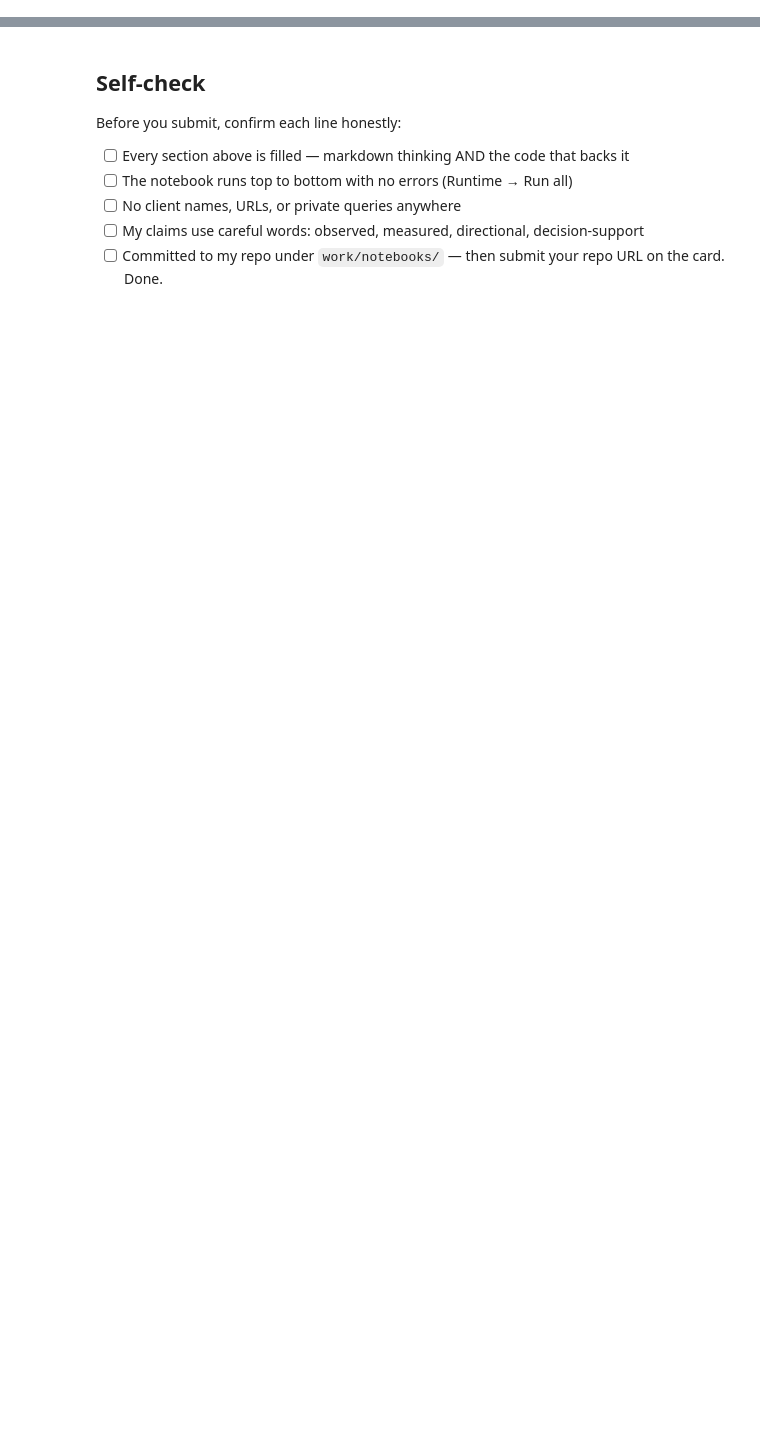
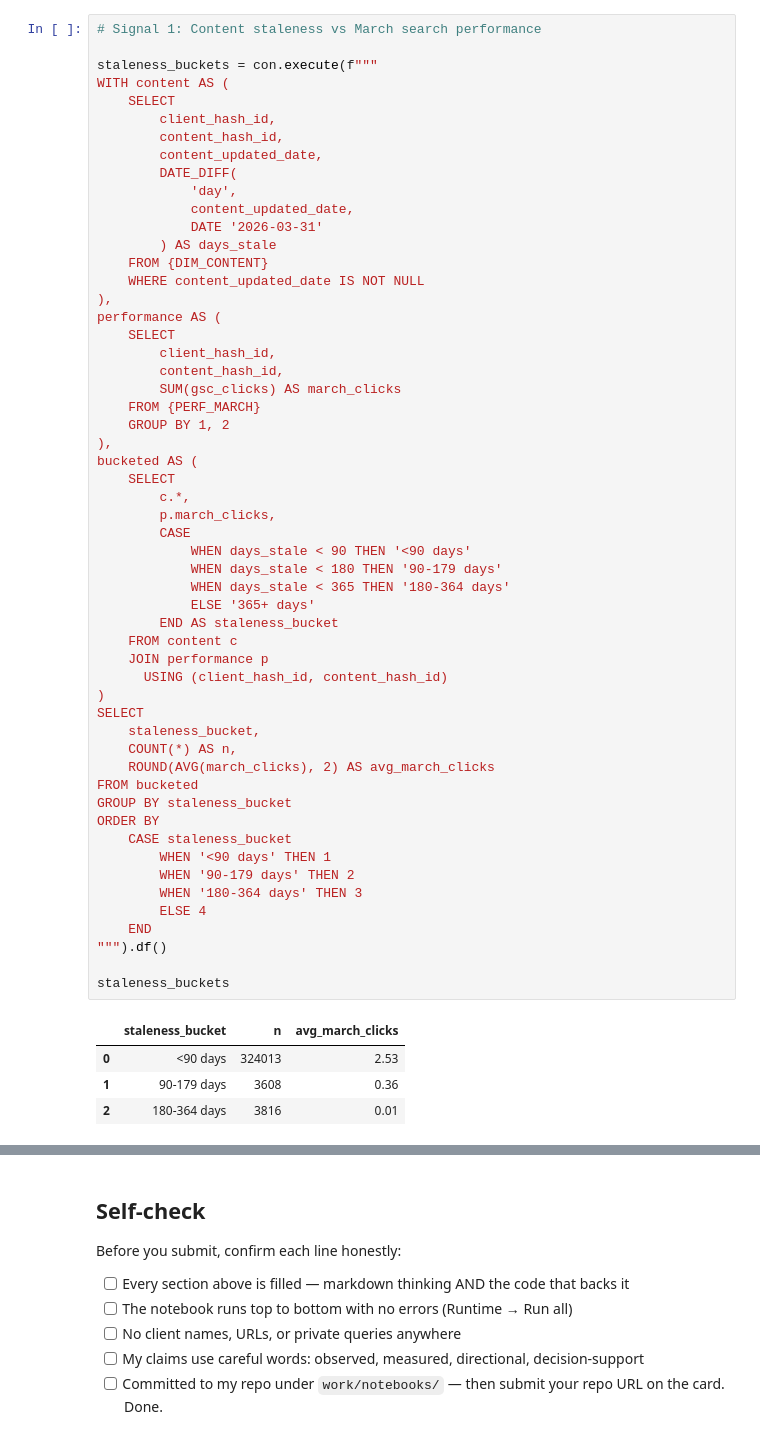
Before and after one commit to nandhanamj/flyrank_ml, a Jupyter notebook: work/notebooks/w04_baseline_score.ipynb, the cells around one changed output, grey strips where cells are left out. Drawn from its saved outputs; the diff is of its cells as text; blank space fills up the shorter version.

```diff
--- a/work/notebooks/w04_baseline_score.ipynb
+++ b/work/notebooks/w04_baseline_score.ipynb
@@ -36,0 +113,60 @@ This skeleton is yours to fill. Work the sections **in order** — each one has
+# %%
+# Signal 1: Content staleness vs March search performance
+
+staleness_buckets = con.execute(f"""
+WITH content AS (
+    SELECT
+        client_hash_id,
+        content_hash_id,
+        content_updated_date,
+        DATE_DIFF(
+            'day',
+            content_updated_date,
+            DATE '2026-03-31'
+        ) AS days_stale
+    FROM {DIM_CONTENT}
+    WHERE content_updated_date IS NOT NULL
+),
+performance AS (
+    SELECT
+        client_hash_id,
+        content_hash_id,
+        SUM(gsc_clicks) AS march_clicks
+    FROM {PERF_MARCH}
+    GROUP BY 1, 2
+),
+bucketed AS (
+    SELECT
+        c.*,
+        p.march_clicks,
+        CASE
+            WHEN days_stale < 90 THEN '<90 days'
+            WHEN days_stale < 180 THEN '90-179 days'
+            WHEN days_stale < 365 THEN '180-364 days'
+            ELSE '365+ days'
+        END AS staleness_bucket
+    FROM content c
+    JOIN performance p
+      USING (client_hash_id, content_hash_id)
+)
+SELECT
+    staleness_bucket,
+    COUNT(*) AS n,
+    ROUND(AVG(march_clicks), 2) AS avg_march_clicks
+FROM bucketed
+GROUP BY staleness_bucket
+ORDER BY
+    CASE staleness_bucket
+        WHEN '<90 days' THEN 1
+        WHEN '90-179 days' THEN 2
+        WHEN '180-364 days' THEN 3
+        ELSE 4
+    END
+""").df()
+
+staleness_buckets
+# %% [output]
+|  | staleness_bucket | n | avg_march_clicks |
+| 0 | <90 days | 324013 | 2.53 |
+| 1 | 90-179 days | 3608 | 0.36 |
+| 2 | 180-364 days | 3816 | 0.01 |
```
Also changed, not shown: parts of 26 cells of this notebook.
